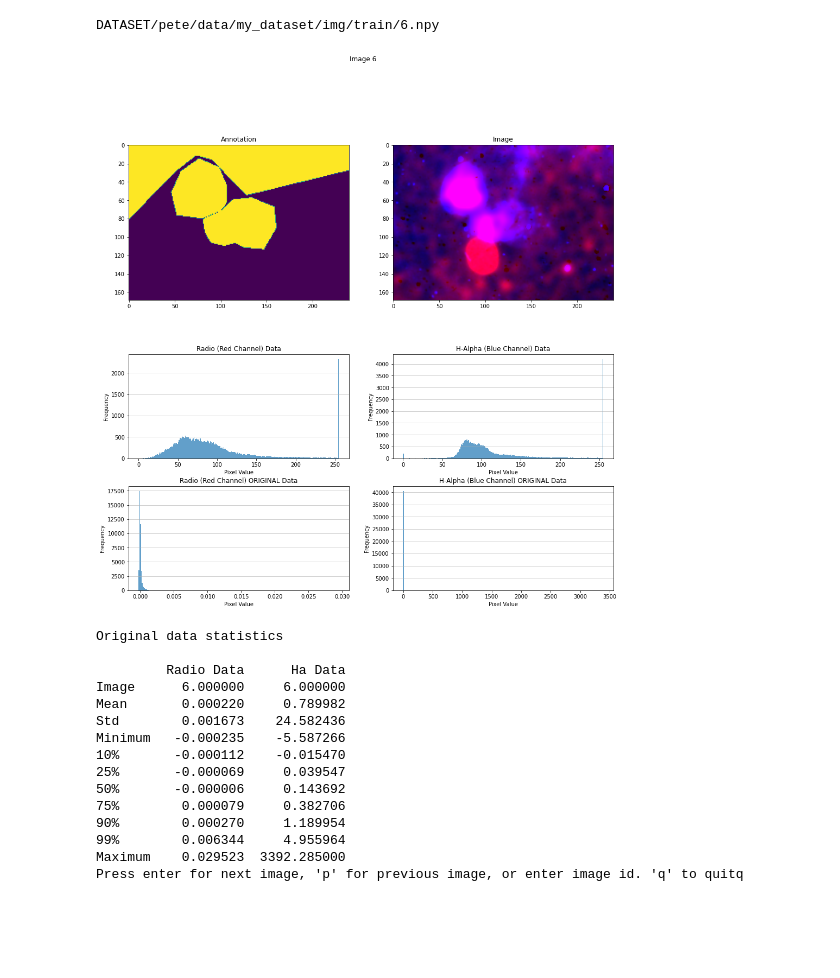
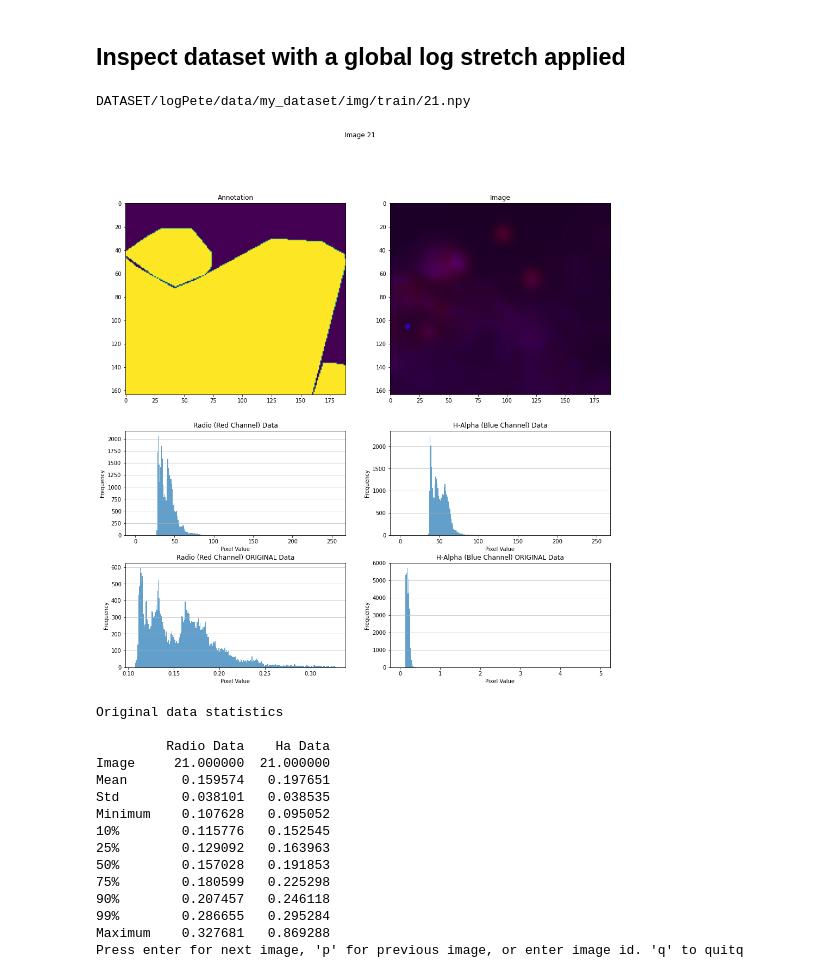
Before and after one commit to joedeboom/astropy, a Jupyter notebook: CreateDataset.ipynb, the cells around one changed output. Drawn from its saved outputs; the diff is of its cells as text; code cells hidden in the pictures; blank space fills up the shorter version.

Commit message:
Cleaned up a lot. Added log stretch.

```diff
--- a/CreateDataset.ipynb
+++ b/CreateDataset.ipynb
@@ -37,24 +72,28 @@ All done yay
+# %% [markdown]
+## Inspect dataset with a global log stretch applied
 # %%
-# Display Images and Annotations
+#  Define the name of the dataset dir
+dataset = 'logPete'
 
-data_utils.display_images(dataset, hist=True, index=None, z_scale='og')
+#  Display Images and Annotations
+data_utils.display_images(dataset, hist=True, scale='log')
 # %% [output]
-DATASET/pete/data/my_dataset/img/train/6.npy
+DATASET/logPete/data/my_dataset/img/train/21.npy
-[figure, old version]
+[figure, new version]
 Original data statistics
 
-         Radio Data      Ha Data
-Image      6.000000     6.000000
-Mean       0.000220     0.789982
-Std        0.001673    24.582436
-Minimum   -0.000235    -5.587266
-10%       -0.000112    -0.015470
-25%       -0.000069     0.039547
-50%       -0.000006     0.143692
-75%        0.000079     0.382706
-90%        0.000270     1.189954
-99%        0.006344     4.955964
-Maximum    0.029523  3392.285000
+         Radio Data    Ha Data
+Image     21.000000  21.000000
+Mean       0.159574   0.197651
+Std        0.038101   0.038535
+Minimum    0.107628   0.095052
+10%        0.115776   0.152545
+25%        0.129092   0.163963
+50%        0.157028   0.191853
+75%        0.180599   0.225298
+90%        0.207457   0.246118
+99%        0.286655   0.295284
+Maximum    0.327681   0.869288
 Press enter for next image, 'p' for previous image, or enter image id. 'q' to quitq
 # %%
 #  Inspect logged data. These files contain statistics regarding the raw, original data.
```
Also changed, not shown: parts of 5 cells of this notebook, 2 other files.
